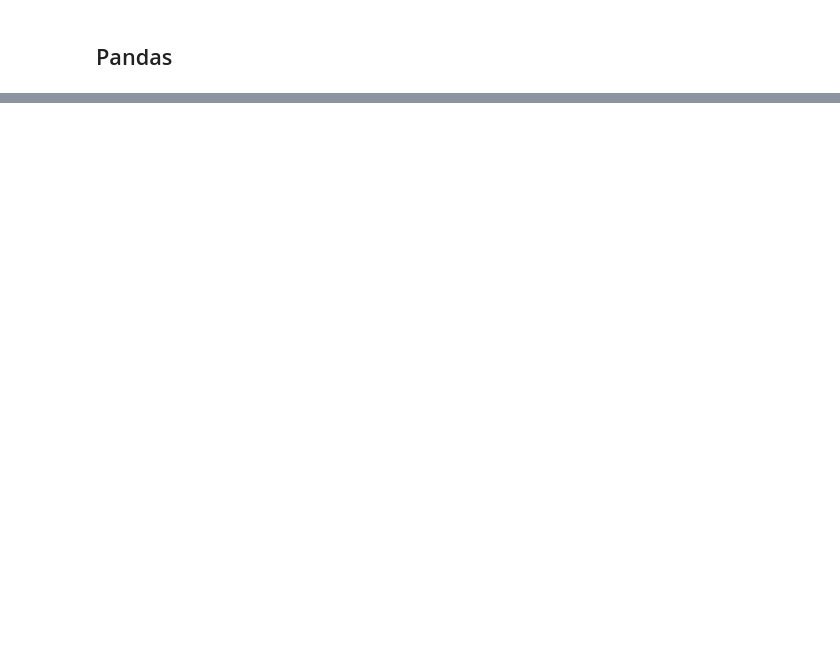
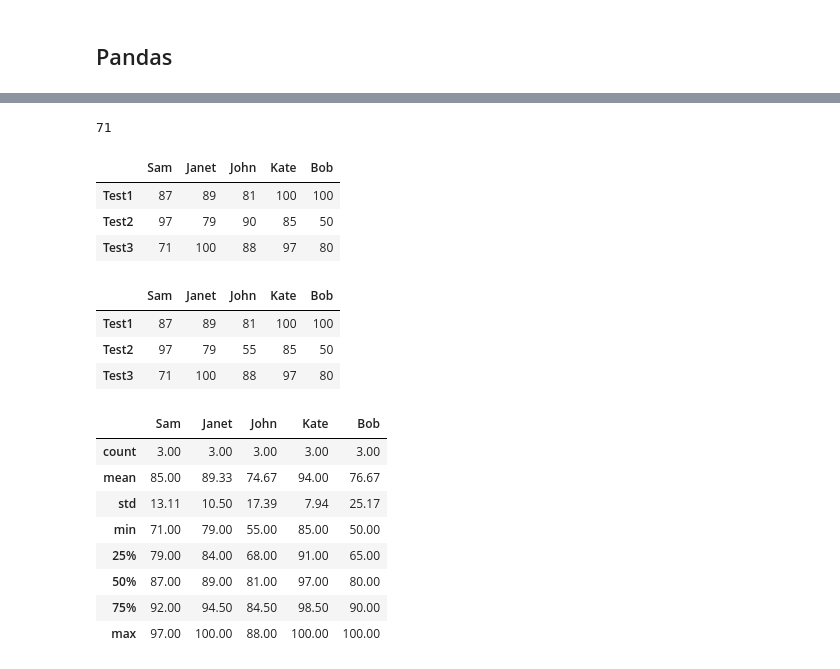
Before and after one commit to Mjuday/Data200, a Jupyter notebook: Pandas_Practice.ipynb, the cells around one changed output, grey strips where cells are left out. Drawn from its saved outputs; the diff is of its cells as text; code cells hidden in the pictures; blank space fills up the shorter version.

```diff
--- a/Pandas_Practice.ipynb
+++ b/Pandas_Practice.ipynb
@@ -8,0 +81,3 @@ TypeError: 'set' type is unordered
+# %%
+grades = pd.DataFrame(grades_dict, index = ['Test1', 'Test2', 'Test3'])
+grades
@@ -8,0 +89,3 @@ TypeError: 'set' type is unordered
+# %%
+grades.index = ['Test1', 'Test2', 'Test3']
+grades
@@ -8,0 +189,34 @@ TypeError: 'set' type is unordered
+# %%
+grades.iat[2,0]
+# %% [output]
+71
+# %%
+grades.at['Test2', 'Bob'] = 50
+# %%
+grades
+# %% [output]
+|  | Sam | Janet | John | Kate | Bob |
+| Test1 | 87 | 89 | 81 | 100 | 100 |
+| Test2 | 97 | 79 | 90 | 85 | 50 |
+| Test3 | 71 | 100 | 88 | 97 | 80 |
+# %%
+grades.iat[1,2] = 55
+# %%
+grades
+# %% [output]
+|  | Sam | Janet | John | Kate | Bob |
+| Test1 | 87 | 89 | 81 | 100 | 100 |
+| Test2 | 97 | 79 | 55 | 85 | 50 |
+| Test3 | 71 | 100 | 88 | 97 | 80 |
+# %%
+grades.describe()
+# %% [output]
+|  | Sam | Janet | John | Kate | Bob |
+| count | 3.00 | 3.00 | 3.00 | 3.00 | 3.00 |
+| mean | 85.00 | 89.33 | 74.67 | 94.00 | 76.67 |
+| std | 13.11 | 10.50 | 17.39 | 7.94 | 25.17 |
+| min | 71.00 | 79.00 | 55.00 | 85.00 | 50.00 |
+| 25% | 79.00 | 84.00 | 68.00 | 91.00 | 65.00 |
+| 50% | 87.00 | 89.00 | 81.00 | 97.00 | 80.00 |
+| 75% | 92.00 | 94.50 | 84.50 | 98.50 | 90.00 |
+| max | 97.00 | 100.00 | 88.00 | 100.00 | 100.00 |
```
Also changed, not shown: parts of 44 cells of this notebook, 1 other file.
